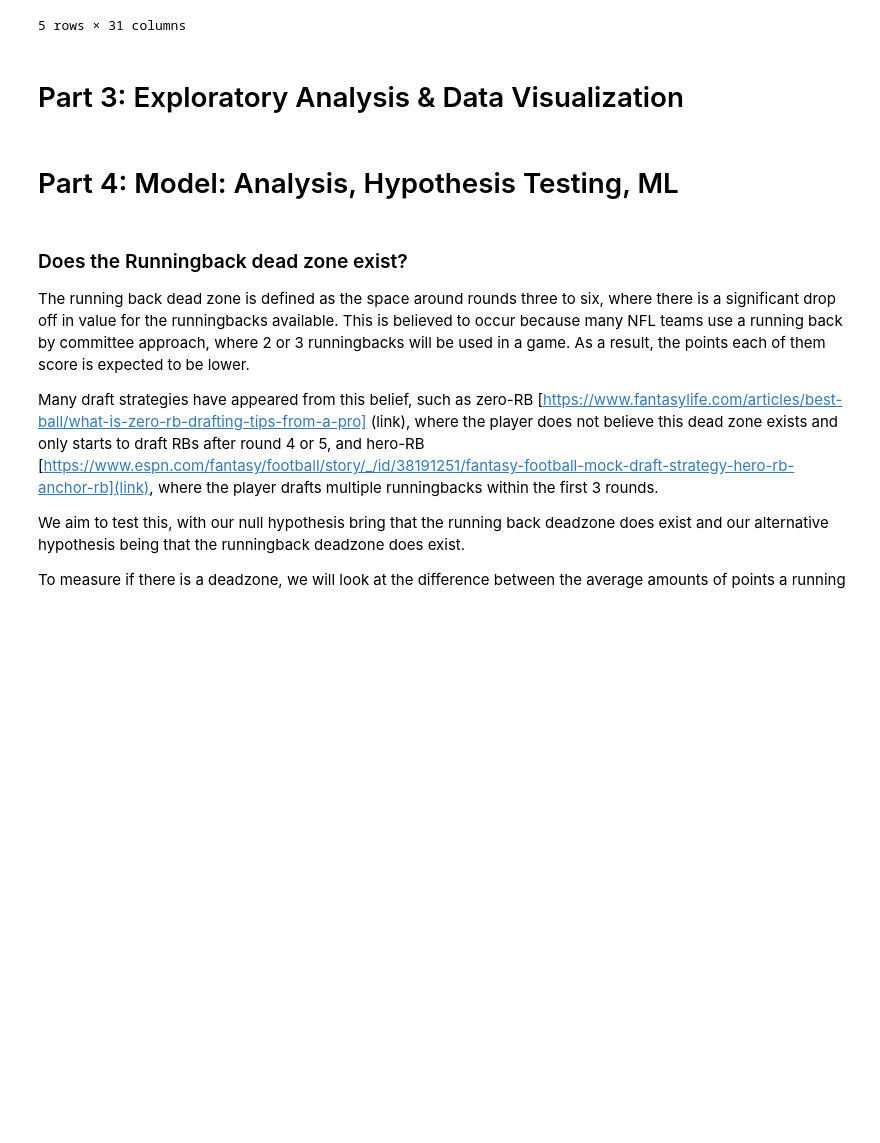
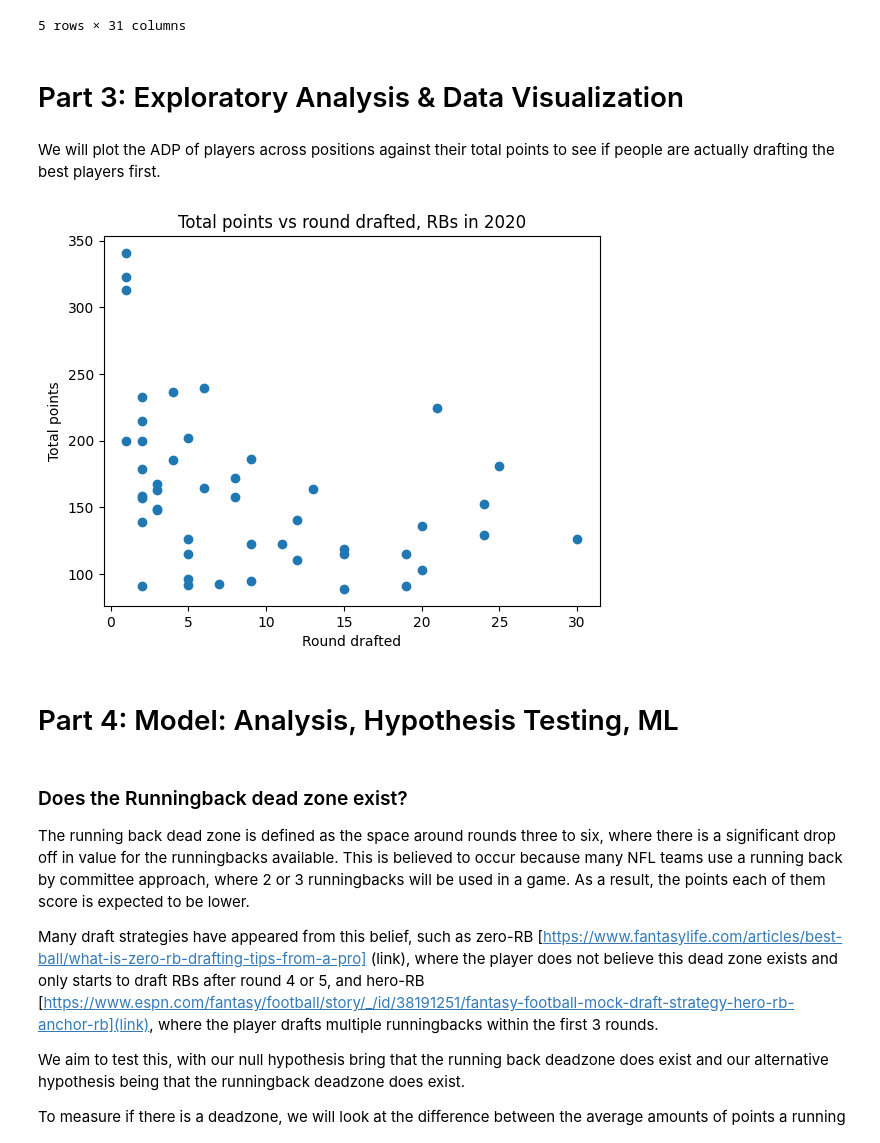
Before and after one commit to fdeegbe/FantasyFootballAnalysis, a Jupyter notebook: FantasyFootballAnalysis.ipynb, the cells around one changed output. Cells and saved outputs as stored; diff of their text form; code cells hidden in the pictures; blank space fills up the shorter version.

Commit message:
EDA example RB 2020 total points vs round drafted graph

```diff
--- a/FantasyFootballAnalysis.ipynb
+++ b/FantasyFootballAnalysis.ipynb
@@ -314,6 +314,18 @@ rb_dfs[-1].head()
 5 rows × 31 columns
 # %% [markdown]
 # Part 3: Exploratory Analysis & Data Visualization
+# %% [markdown]
+We will plot the ADP of players across positions against their total points to see if people are actually drafting the best players first.
+# %%
+plt.figure()
+# ex: for 2020, rbs,
+plt.title('Total points vs round drafted, RBs in 2020')
+plt.xlabel('Round drafted')
+plt.ylabel('Total points')
+plt.scatter(rb_dfs[0]["Round_Drafted"], rb_dfs[0]["TotalPoints"])
+plt.show()
+# %% [output]
+[figure, added]
 # %% [markdown]
 # Part 4: Model: Analysis, Hypothesis Testing, ML
 # %% [markdown]
```
Also changed, not shown: parts of 1 cell of this notebook.
